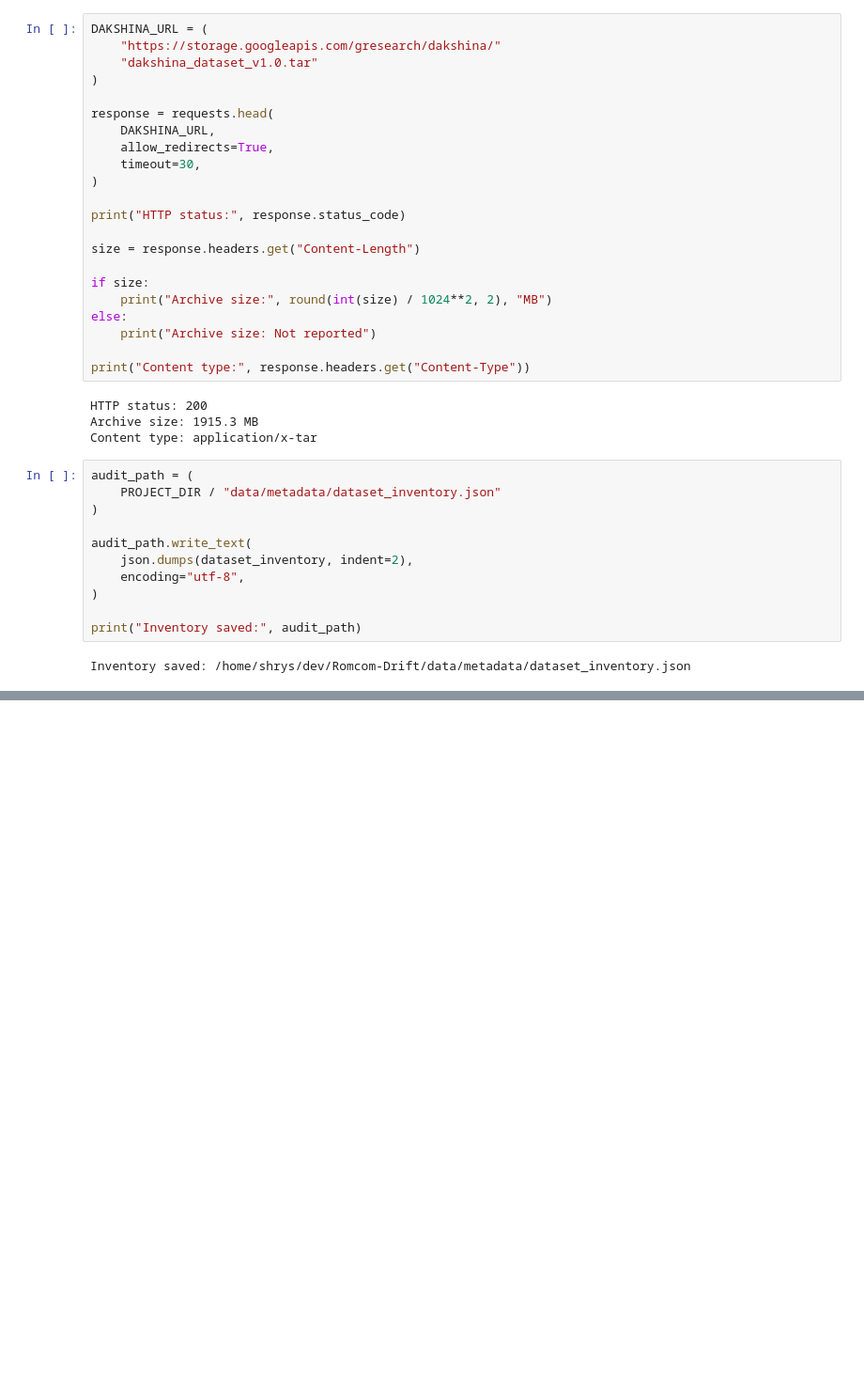
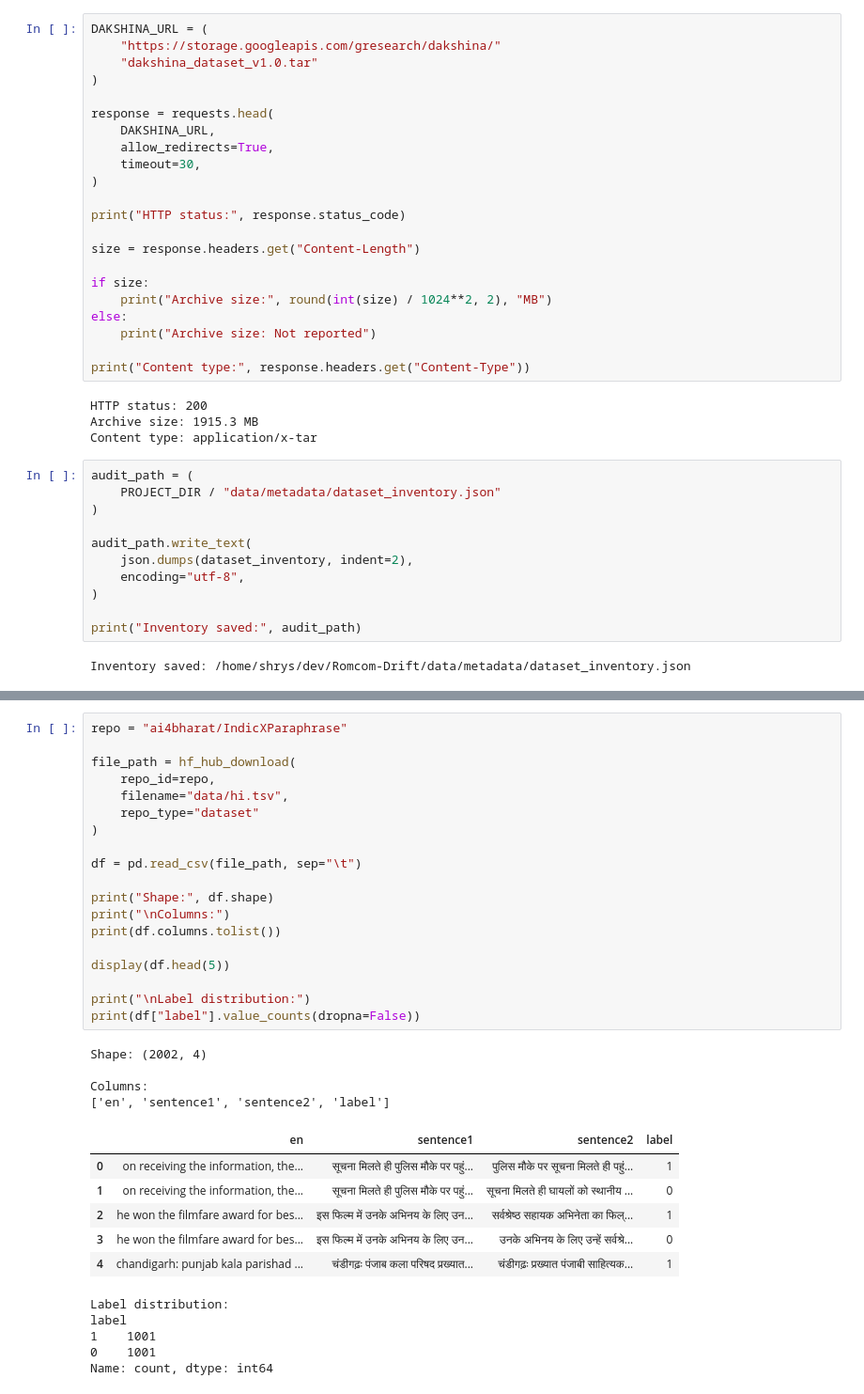
Before and after one commit to shrys1976/RomCoM-Drift, a Jupyter notebook: data_access_env_audit.ipynb, the cells around one changed output, grey strips where cells are left out. Shown at 94% size. Saved outputs shown, nothing was run; the diff lists cells and outputs as text; blank space fills up the shorter version.

```diff
--- a/data_access_env_audit.ipynb
+++ b/data_access_env_audit.ipynb
@@ -151,0 +212,35 @@ Inventory saved: /home/shrys/dev/Romcom-Drift/data/metadata/dataset_inventory.js
+# %%
+repo = "ai4bharat/IndicXParaphrase"
+
+file_path = hf_hub_download(
+    repo_id=repo,
+    filename="data/hi.tsv",
+    repo_type="dataset"
+)
+
+df = pd.read_csv(file_path, sep="\t")
+
+print("Shape:", df.shape)
+print("\nColumns:")
+print(df.columns.tolist())
+
+display(df.head(5))
+
+print("\nLabel distribution:")
+print(df["label"].value_counts(dropna=False))
+# %% [output]
+Shape: (2002, 4)
+
+Columns:
+['en', 'sentence1', 'sentence2', 'label']
+|  | en | sentence1 | sentence2 | label |
+| 0 | on receiving the information, the... | सूचना मिलते ही पुलिस मौके पर पहुं... | पुलिस मौके पर सूचना मिलते ही पहुं... | 1 |
+| 1 | on receiving the information, the... | सूचना मिलते ही पुलिस मौके पर पहुं... | सूचना मिलते ही घायलों को स्थानीय ... | 0 |
+| 2 | he won the filmfare award for bes... | इस फिल्म में उनके अभिनय के लिए उन... | सर्वश्रेष्ठ सहायक अभिनेता का फिल्... | 1 |
+| 3 | he won the filmfare award for bes... | इस फिल्म में उनके अभिनय के लिए उन... | उनके अभिनय के लिए उन्हें सर्वश्रे... | 0 |
+| 4 | chandigarh: punjab kala parishad ... | चंडीगढ़ः पंजाब कला परिषद प्रख्यात... | चंडीगढ़ः प्रख्यात पंजाबी साहित्यक... | 1 |
+Label distribution:
+label
+1    1001
+0    1001
+Name: count, dtype: int64
```
Also changed, not shown: parts of 8 cells of this notebook, 8 other files.
